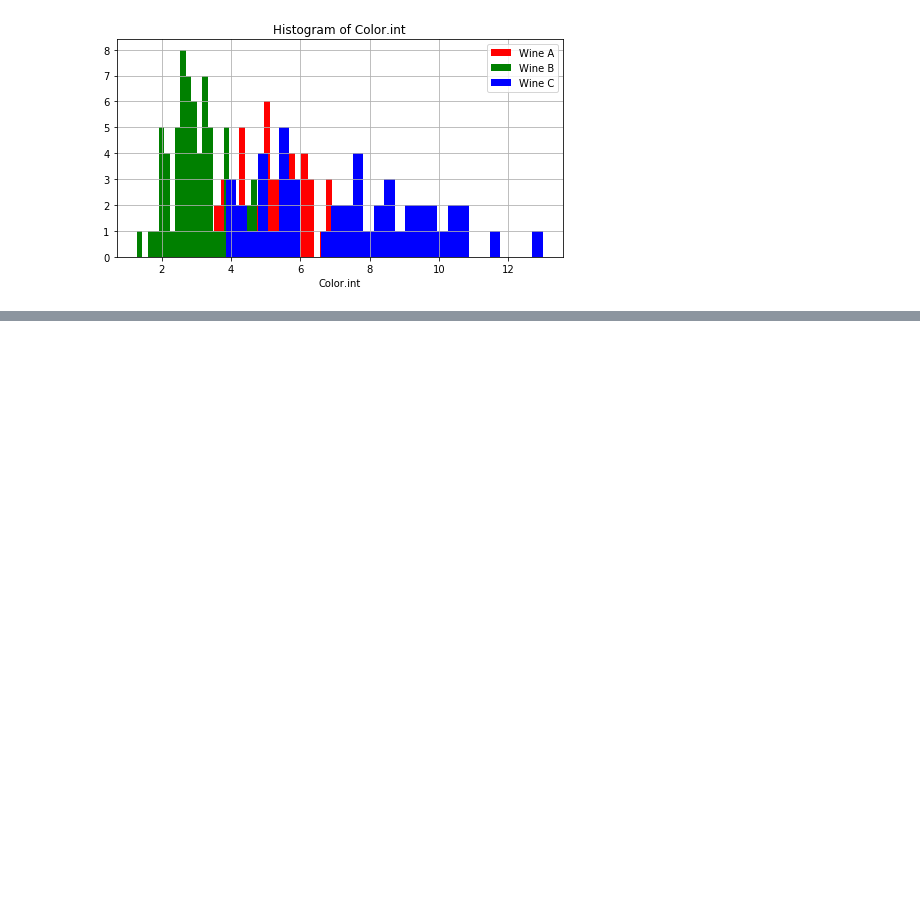
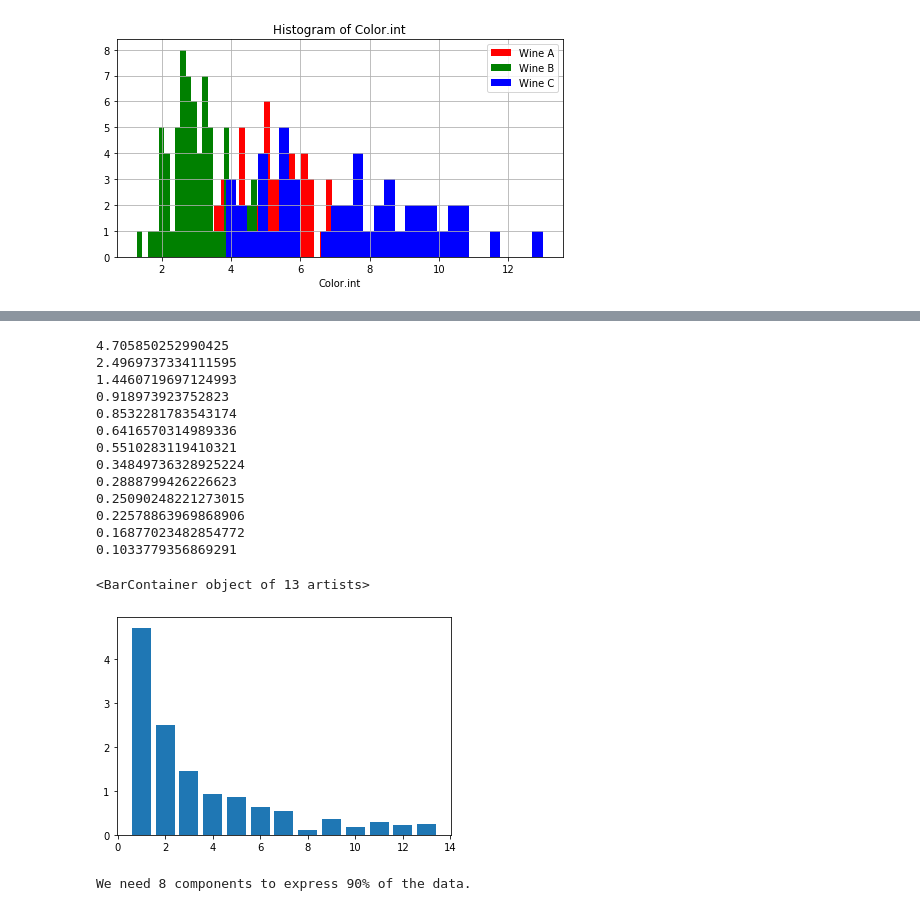
Before and after one commit to vabichequer/Lab1-ML, a Jupyter notebook: Muestra/Muestra.ipynb, the cells around one changed output, grey strips where cells are left out. Cells and saved outputs as stored; diff of their text form; code cells hidden in the pictures; blank space fills up the shorter version.

```diff
--- a/Muestra/Muestra.ipynb
+++ b/Muestra/Muestra.ipynb
@@ -161,0 +139,18 @@ wine_test (57, 14)
+# %%
+flag = 'nonorm'
+
+x = copy.deepcopy(dataset)
+x.drop('Wine', axis=1, inplace=True)
+
+x_std = StandardScaler().fit_transform(x)
+x_std
+
+if (flag != 'norm'):
+    x_std = x
+# %%
+cor_mat = np.corrcoef(x_std.T)
+
+eig_vals, eig_vecs = np.linalg.eig(cor_mat)
+
+print('Eigenvectors \n%s' %eig_vecs)
+print('\nEigenvalues \n%s' %eig_vals)
@@ -161,0 +175,45 @@ wine_test (57, 14)
+# %%
+eig_pairs = [(np.abs(eig_vals[i]), eig_vecs[:,i]) for i in range(len(eig_vals))]
+
+eig_pairs.sort(reverse=True)
+
+# each eig_value will represent a portion of the data
+
+for i in eig_pairs:
+    print(i[0])
+
+eig_x = np.linspace(1, len(eig_vals), len(eig_vals))
+
+plt.bar(eig_x, eig_vals)
+# %% [output]
+4.705850252990425
+2.4969737334111595
+1.4460719697124993
+0.918973923752823
+0.8532281783543174
+0.6416570314989336
+0.5510283119410321
+0.34849736328925224
+0.2888799426226623
+0.25090248221273015
+0.22578863969868906
+0.16877023482854772
+0.1033779356869291
+<BarContainer object of 13 artists>
+[figure, added]
+# %%
+tot = sum(eig_vals)
+# by calculating the percentage that each eig_value represents from the total, we can tell how much of the variance
+# will be represented by each component
+var_exp = [(i / tot)*100 for i in sorted(eig_vals, reverse=True)]
+cum_var_exp = np.cumsum(var_exp)
+
+pc_n = 0
+
+for i in cum_var_exp:
+    pc_n = pc_n + 1
+    if i > 90:
+        print("We need", pc_n, "components to express 90% of the data.")
+        break
+# %% [output]
+We need 8 components to express 90% of the data.
```
Also changed, not shown: parts of 7 cells of this notebook, 2 other files.
